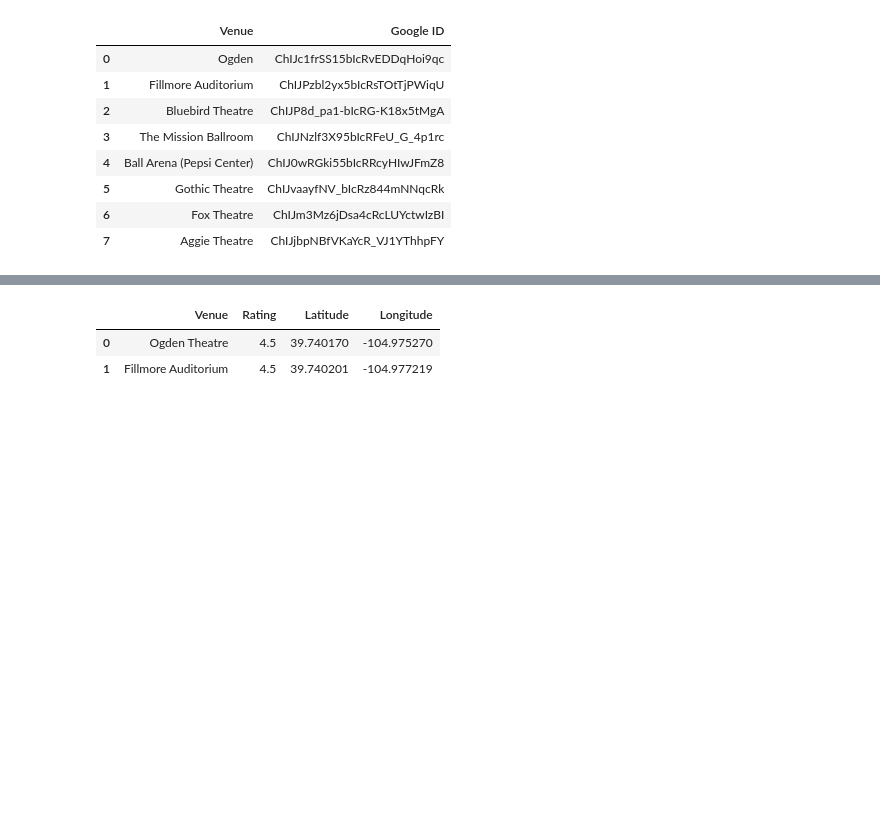
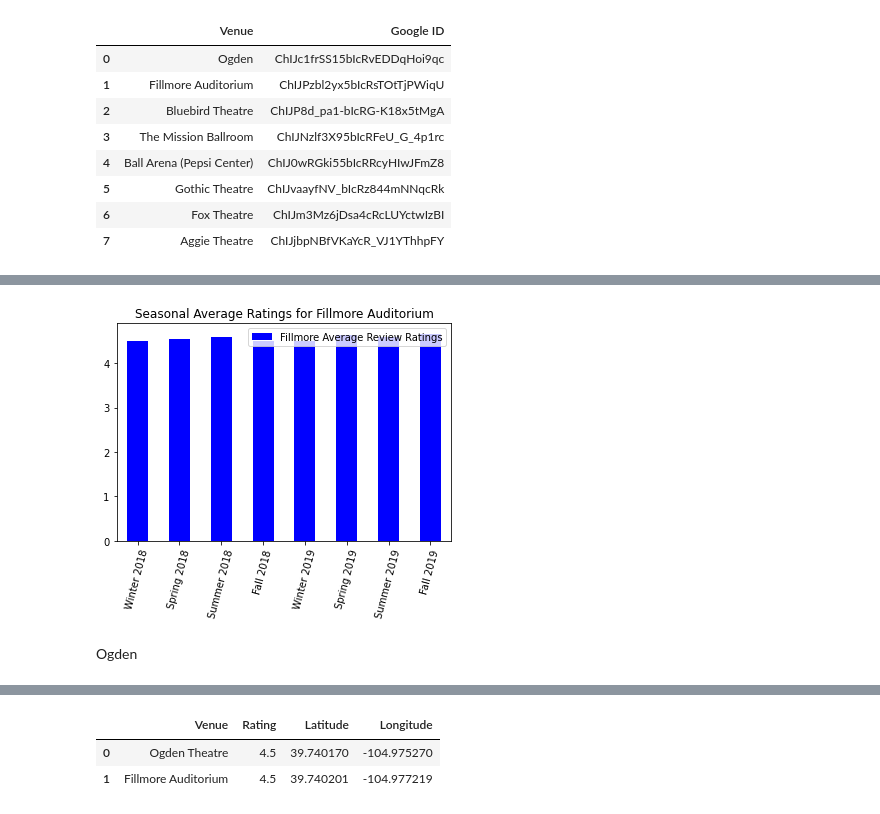
Before and after one commit to mattyk33/A-team, a Jupyter notebook: Untitled.ipynb, the cells around one changed output, grey strips where cells are left out. Cells and saved outputs as stored; diff of their text form; code cells hidden in the pictures; blank space fills up the shorter version.

```diff
--- a/Untitled.ipynb
+++ b/Untitled.ipynb
@@ -126,0 +129,4 @@ Fall =[]
+# %%
+fillmore_avg = pd.DataFrame({'Fillmore Average Review Ratings': [Winter_18_mean, Spring_18_mean, Summer_18_mean, Fall_18_mean, Winter_19_mean, Spring_19_mean, Summer_19_mean, Fall_19_mean]})
+fillmore_avg.index = ['Winter 2018', 'Spring 2018', 'Summer 2018', 'Fall 2018', 'Winter 2019', 'Spring 2019', 'Summer 2019', 'Fall 2019']
+fillmore_avg
@@ -126,0 +149,8 @@ Fall =[]
+# %%
+fillmore_avg = fillmore_avg.plot.bar(color = 'blue',
+                                           title = "Seasonal Average Ratings for Fillmore Auditorium",
+                                           rot=75)
+# %% [output]
+[figure, added]
+# %% [markdown]
+Ogden
```
Also changed, not shown: parts of 18 cells of this notebook, 2 other files.
